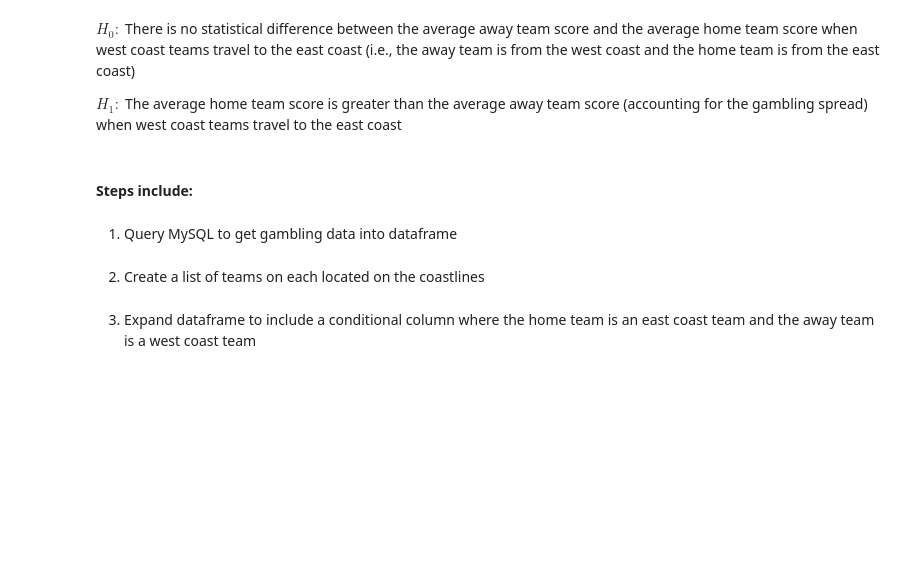
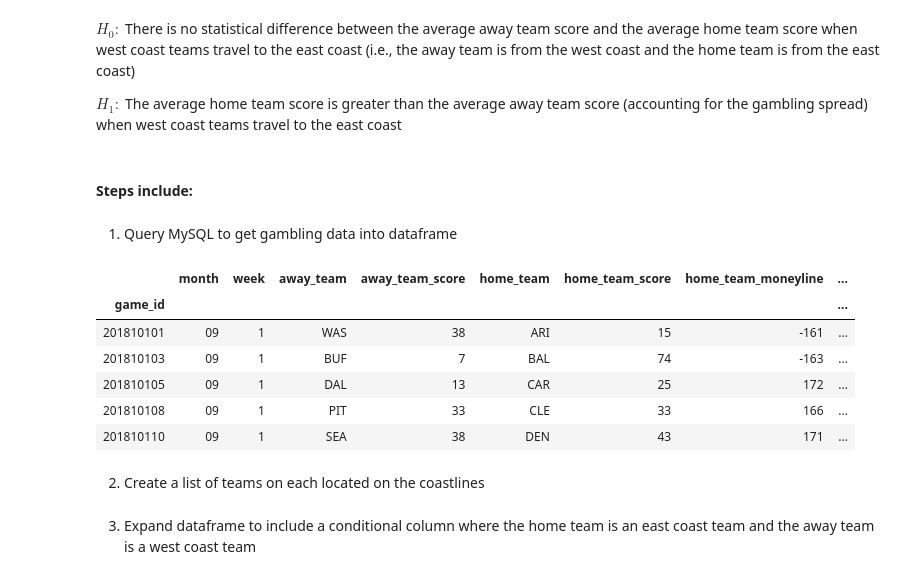
Before and after one commit to jprinfret/home_field_advantage, a Jupyter notebook: evaluating_home_field_advantage.ipynb, the cells around one changed output. Saved outputs shown, nothing was run; the diff lists cells and outputs as text; code cells hidden in the pictures; blank space fills up the shorter version.

```diff
--- a/evaluating_home_field_advantage.ipynb
+++ b/evaluating_home_field_advantage.ipynb
@@ -623,28 +745,37 @@ $H_1:$ The average home team score is greater than the average away team score (
 # %%
 cursor.execute("""
 SELECT
  *
 FROM
     sports.nfl
 ;
 """)
 
 nfl = cursor.fetchall()
 
 columns = [
     'game_id',
     'month',
     'week',
     'away_team',
     'away_team_score',
     'home_team',
     'home_team_score',
     'home_team_moneyline',
     'away_team_moneyline',
     'spread',
 ]
 
 nfl_gambling = pd.DataFrame(nfl,columns=columns).set_index('game_id')
+nfl_gambling.head()
+# %% [output]
+|  | month | week | away_team | away_team_score | home_team | home_team_score | home_team_moneyline | ... |
+| game_id |  |  |  |  |  |  |  | ... |
+| 201810101 | 09 | 1 | WAS | 38 | ARI | 15 | -161 | ... |
+| 201810103 | 09 | 1 | BUF | 7 | BAL | 74 | -163 | ... |
+| 201810105 | 09 | 1 | DAL | 13 | CAR | 25 | 172 | ... |
+| 201810108 | 09 | 1 | PIT | 33 | CLE | 33 | 166 | ... |
+| 201810110 | 09 | 1 | SEA | 38 | DEN | 43 | 171 | ... |
 # %% [markdown]
 2. Create a list of teams on each located on the coastlines
 # %%
```
Also changed, not shown: parts of 17 cells of this notebook.
